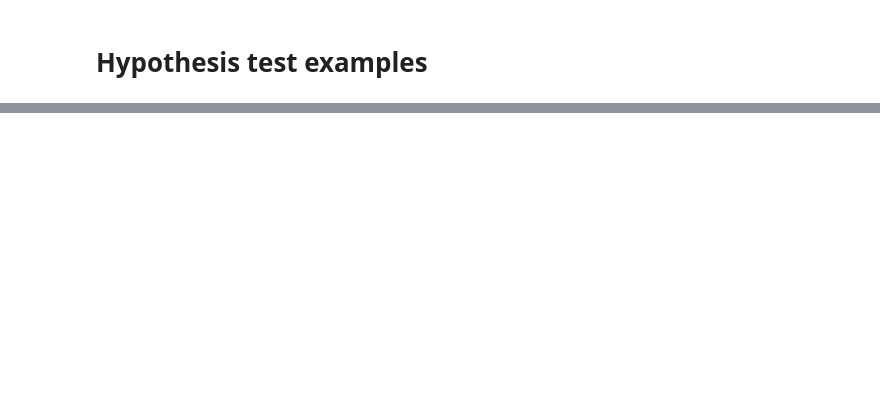
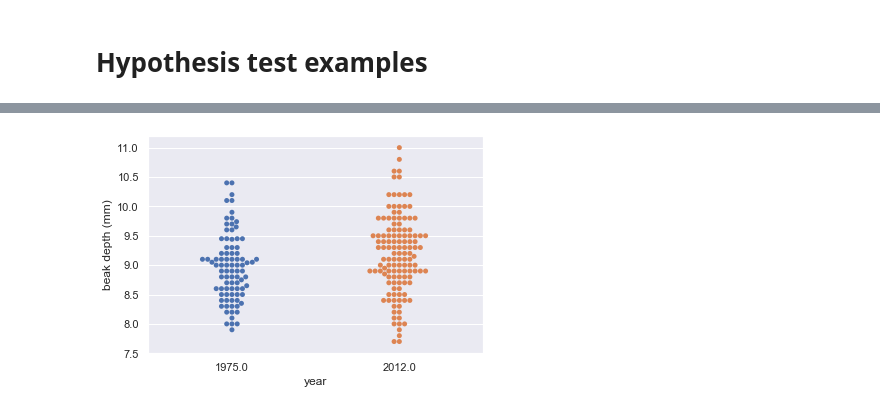
Before and after one commit to Yuleii/programming-notebook, a Jupyter notebook: statistical_thinking_in_python.ipynb, the cells around one changed output, grey strips where cells are left out. Saved outputs shown, nothing was run; the diff lists cells and outputs as text; code cells hidden in the pictures; blank space fills up the shorter version.

```diff
--- a/statistical_thinking_in_python.ipynb
+++ b/statistical_thinking_in_python.ipynb
@@ -1915,0 +2177,41 @@ p-value = 0.0043
+# %%
+bd_1975 = np.array([ 8.4 ,  8.8 ,  8.4 ,  8.  ,  7.9 ,  8.9 ,  8.6 ,  8.5 ,  8.9 ,
+        9.1 ,  8.6 ,  9.8 ,  8.2 ,  9.  ,  9.7 ,  8.6 ,  8.2 ,  9.  ,
+        8.4 ,  8.6 ,  8.9 ,  9.1 ,  8.3 ,  8.7 ,  9.6 ,  8.5 ,  9.1 ,
+        9.  ,  9.2 ,  9.9 ,  8.6 ,  9.2 ,  8.4 ,  8.9 ,  8.5 , 10.4 ,
+        9.6 ,  9.1 ,  9.3 ,  9.3 ,  8.8 ,  8.3 ,  8.8 ,  9.1 , 10.1 ,
+        8.9 ,  9.2 ,  8.5 , 10.2 , 10.1 ,  9.2 ,  9.7 ,  9.1 ,  8.5 ,
+        8.2 ,  9.  ,  9.3 ,  8.  ,  9.1 ,  8.1 ,  8.3 ,  8.7 ,  8.8 ,
+        8.6 ,  8.7 ,  8.  ,  8.8 ,  9.  ,  9.1 ,  9.74,  9.1 ,  9.8 ,
+       10.4 ,  8.3 ,  9.44,  9.04,  9.  ,  9.05,  9.65,  9.45,  8.65,
+        9.45,  9.45,  9.05,  8.75,  9.45,  8.35])
+
+bd_2012 = np.array([ 9.4 ,  8.9 ,  9.5 , 11.  ,  8.7 ,  8.4 ,  9.1 ,  8.7 , 10.2 ,
+        9.6 ,  8.85,  8.8 ,  9.5 ,  9.2 ,  9.  ,  9.8 ,  9.3 ,  9.  ,
+       10.2 ,  7.7 ,  9.  ,  9.5 ,  9.4 ,  8.  ,  8.9 ,  9.4 ,  9.5 ,
+        8.  , 10.  ,  8.95,  8.2 ,  8.8 ,  9.2 ,  9.4 ,  9.5 ,  8.1 ,
+        9.5 ,  8.4 ,  9.3 ,  9.3 ,  9.6 ,  9.2 , 10.  ,  8.9 , 10.5 ,
+        8.9 ,  8.6 ,  8.8 ,  9.15,  9.5 ,  9.1 , 10.2 ,  8.4 , 10.  ,
+       10.2 ,  9.3 , 10.8 ,  8.3 ,  7.8 ,  9.8 ,  7.9 ,  8.9 ,  7.7 ,
+        8.9 ,  9.4 ,  9.4 ,  8.5 ,  8.5 ,  9.6 , 10.2 ,  8.8 ,  9.5 ,
+        9.3 ,  9.  ,  9.2 ,  8.7 ,  9.  ,  9.1 ,  8.7 ,  9.4 ,  9.8 ,
+        8.6 , 10.6 ,  9.  ,  9.5 ,  8.1 ,  9.3 ,  9.6 ,  8.5 ,  8.2 ,
+        8.  ,  9.5 ,  9.7 ,  9.9 ,  9.1 ,  9.5 ,  9.8 ,  8.4 ,  8.3 ,
+        9.6 ,  9.4 , 10.  ,  8.9 ,  9.1 ,  9.8 ,  9.3 ,  9.9 ,  8.9 ,
+        8.5 , 10.6 ,  9.3 ,  8.9 ,  8.9 ,  9.7 ,  9.8 , 10.5 ,  8.4 ,
+       10.  ,  9.  ,  8.7 ,  8.8 ,  8.4 ,  9.3 ,  9.8 ,  8.9 ,  9.8 ,
+        9.1 ])
+# %%
+df = pd.DataFrame(np.concatenate((np.concatenate((np.repeat(1975,87).reshape(87,1), bd_1975.reshape(87,1)), axis=1), np.concatenate((np.repeat(2012,127).reshape(127,1), bd_2012.reshape(127,1)), axis=1))), columns=["year", 'beak_depth'])
+# %%
+# Create bee swarm plot
+_ = sns.swarmplot(x='year', y='beak_depth', data=df)
+
+# Label the axes
+_ = plt.xlabel('year')
+_ = plt.ylabel('beak depth (mm)')
+
+# Show the plot
+plt.show()
+# %% [output]
+[figure, added]
```
Also changed, not shown: parts of 46 cells of this notebook.
